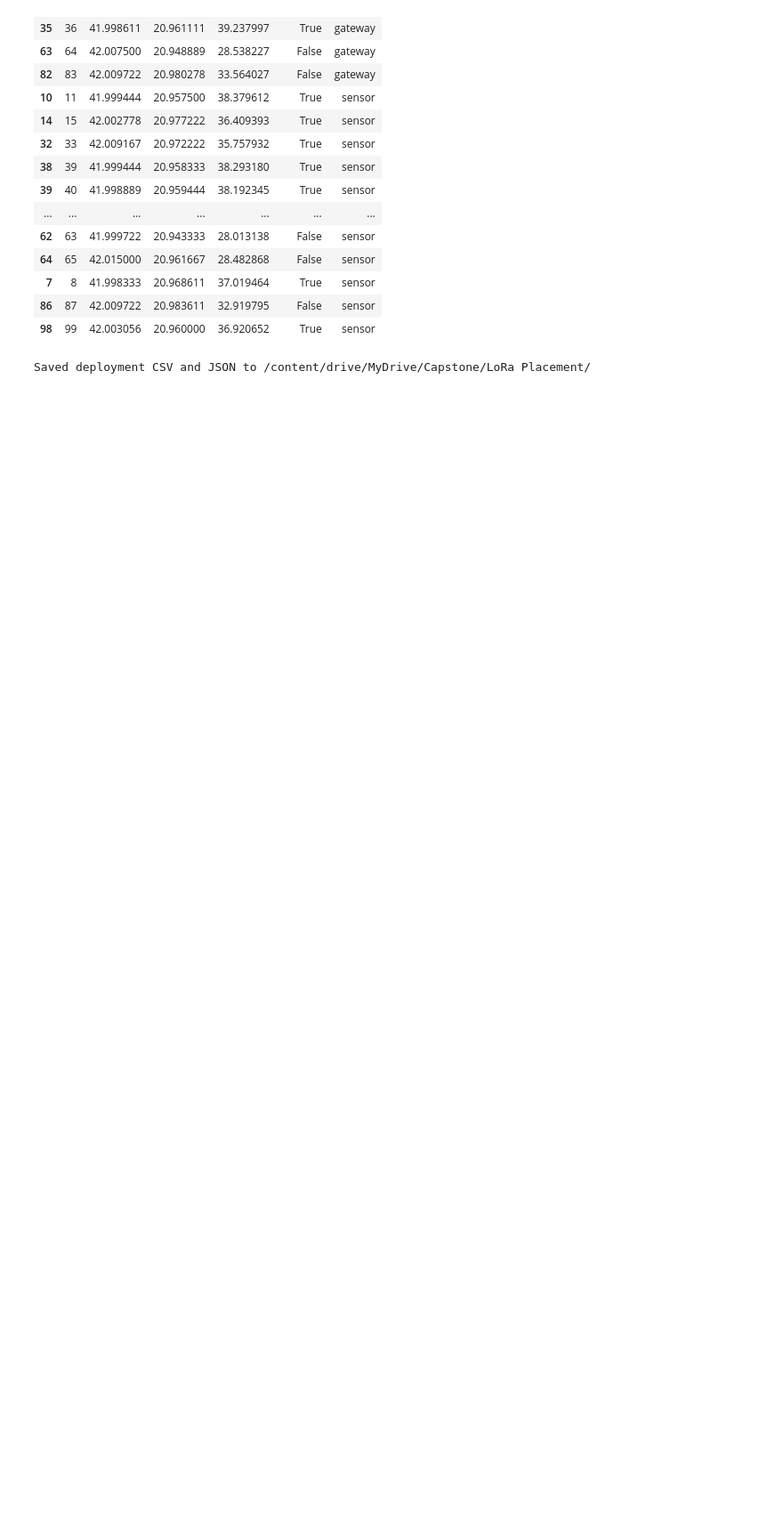
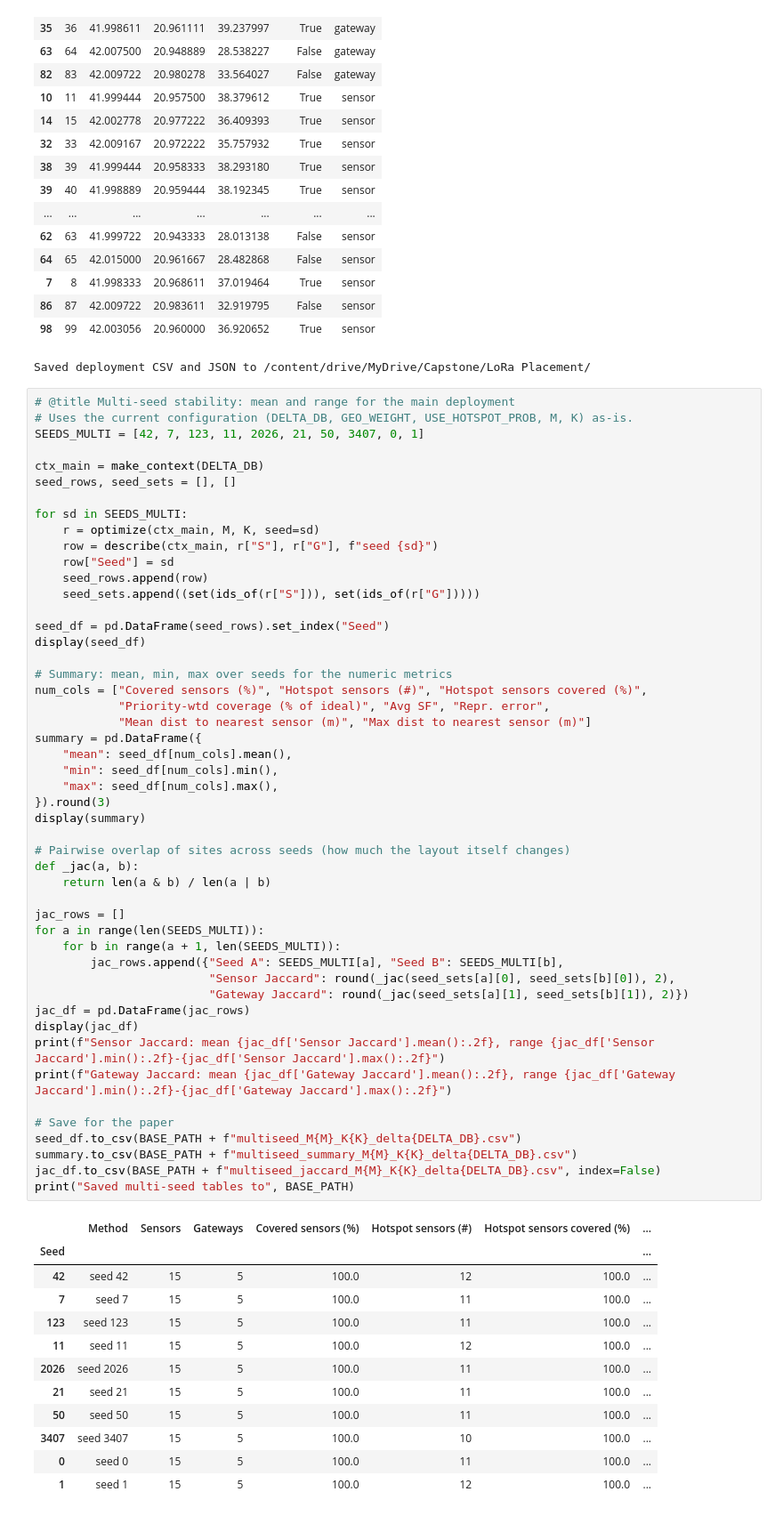
Before and after one commit to Sam1rShaban1/lora-pollution-priority-planner, a Jupyter notebook: notebooks/NSGA_2_LoRa_joint.ipynb, the cells around one changed output. Shown at 89% size. Drawn from its saved outputs; the diff is of its cells as text; blank space fills up the shorter version.

Commit message:
feat: multi seed sweep

```diff
--- a/notebooks/NSGA_2_LoRa_joint.ipynb
+++ b/notebooks/NSGA_2_LoRa_joint.ipynb
@@ -811,3 +811,65 @@ print("Saved deployment CSV and JSON to", BASE_PATH)
 | 86 | 87 | 42.009722 | 20.983611 | 32.919795 | False | sensor |
 | 98 | 99 | 42.003056 | 20.960000 | 36.920652 | True | sensor |
 Saved deployment CSV and JSON to /content/drive/MyDrive/Capstone/LoRa Placement/
+# %%
+# @title Multi-seed stability: mean and range for the main deployment
+# Uses the current configuration (DELTA_DB, GEO_WEIGHT, USE_HOTSPOT_PROB, M, K) as-is.
+SEEDS_MULTI = [42, 7, 123, 11, 2026, 21, 50, 3407, 0, 1]
+
+ctx_main = make_context(DELTA_DB)
+seed_rows, seed_sets = [], []
+
+for sd in SEEDS_MULTI:
+    r = optimize(ctx_main, M, K, seed=sd)
+    row = describe(ctx_main, r["S"], r["G"], f"seed {sd}")
+    row["Seed"] = sd
+    seed_rows.append(row)
+    seed_sets.append((set(ids_of(r["S"])), set(ids_of(r["G"]))))
+
+seed_df = pd.DataFrame(seed_rows).set_index("Seed")
+display(seed_df)
+
+# Summary: mean, min, max over seeds for the numeric metrics
+num_cols = ["Covered sensors (%)", "Hotspot sensors (#)", "Hotspot sensors covered (%)",
+            "Priority-wtd coverage (% of ideal)", "Avg SF", "Repr. error",
+            "Mean dist to nearest sensor (m)", "Max dist to nearest sensor (m)"]
+summary = pd.DataFrame({
+    "mean": seed_df[num_cols].mean(),
+    "min": seed_df[num_cols].min(),
+    "max": seed_df[num_cols].max(),
+}).round(3)
+display(summary)
+
+# Pairwise overlap of sites across seeds (how much the layout itself changes)
+def _jac(a, b):
+    return len(a & b) / len(a | b)
+
+jac_rows = []
+for a in range(len(SEEDS_MULTI)):
+    for b in range(a + 1, len(SEEDS_MULTI)):
+        jac_rows.append({"Seed A": SEEDS_MULTI[a], "Seed B": SEEDS_MULTI[b],
+                         "Sensor Jaccard": round(_jac(seed_sets[a][0], seed_sets[b][0]), 2),
+                         "Gateway Jaccard": round(_jac(seed_sets[a][1], seed_sets[b][1]), 2)})
+jac_df = pd.DataFrame(jac_rows)
+display(jac_df)
+print(f"Sensor Jaccard: mean {jac_df['Sensor Jaccard'].mean():.2f}, range {jac_df['Sensor Jaccard'].min():.2f}-{jac_df['Sensor Jaccard'].max():.2f}")
+print(f"Gateway Jaccard: mean {jac_df['Gateway Jaccard'].mean():.2f}, range {jac_df['Gateway Jaccard'].min():.2f}-{jac_df['Gateway Jaccard'].max():.2f}")
+
+# Save for the paper
+seed_df.to_csv(BASE_PATH + f"multiseed_M{M}_K{K}_delta{DELTA_DB}.csv")
+summary.to_csv(BASE_PATH + f"multiseed_summary_M{M}_K{K}_delta{DELTA_DB}.csv")
+jac_df.to_csv(BASE_PATH + f"multiseed_jaccard_M{M}_K{K}_delta{DELTA_DB}.csv", index=False)
+print("Saved multi-seed tables to", BASE_PATH)
+# %% [output]
+|  | Method | Sensors | Gateways | Covered sensors (%) | Hotspot sensors (#) | Hotspot sensors covered (%) | ... |
+| Seed |  |  |  |  |  |  | ... |
+| 42 | seed 42 | 15 | 5 | 100.0 | 12 | 100.0 | ... |
+| 7 | seed 7 | 15 | 5 | 100.0 | 11 | 100.0 | ... |
+| 123 | seed 123 | 15 | 5 | 100.0 | 11 | 100.0 | ... |
+| 11 | seed 11 | 15 | 5 | 100.0 | 12 | 100.0 | ... |
+| 2026 | seed 2026 | 15 | 5 | 100.0 | 11 | 100.0 | ... |
+| 21 | seed 21 | 15 | 5 | 100.0 | 11 | 100.0 | ... |
+| 50 | seed 50 | 15 | 5 | 100.0 | 11 | 100.0 | ... |
+| 3407 | seed 3407 | 15 | 5 | 100.0 | 10 | 100.0 | ... |
+| 0 | seed 0 | 15 | 5 | 100.0 | 11 | 100.0 | ... |
+| 1 | seed 1 | 15 | 5 | 100.0 | 12 | 100.0 | ... |
```
Also changed, not shown: parts of 1 cell of this notebook.
